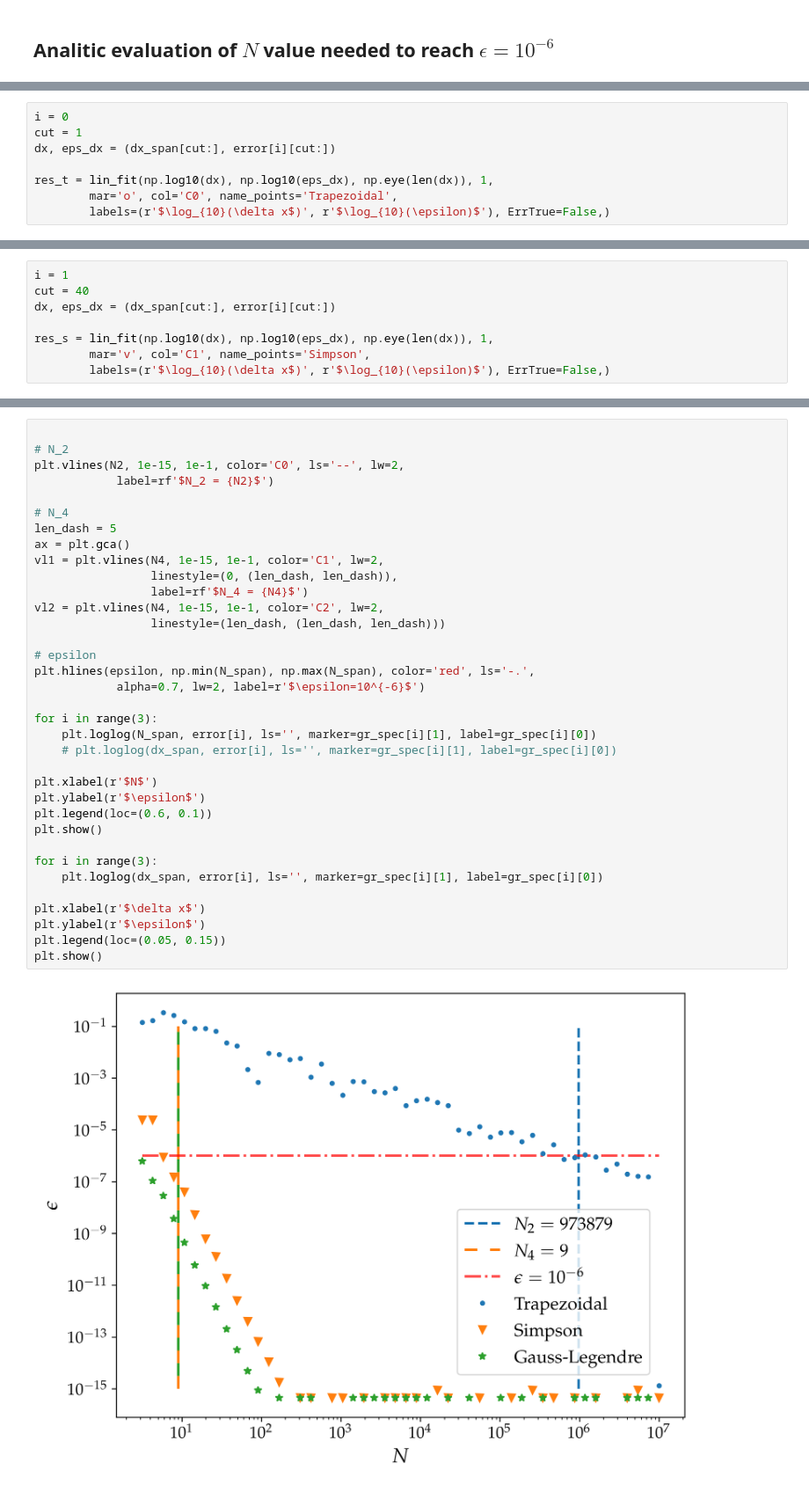
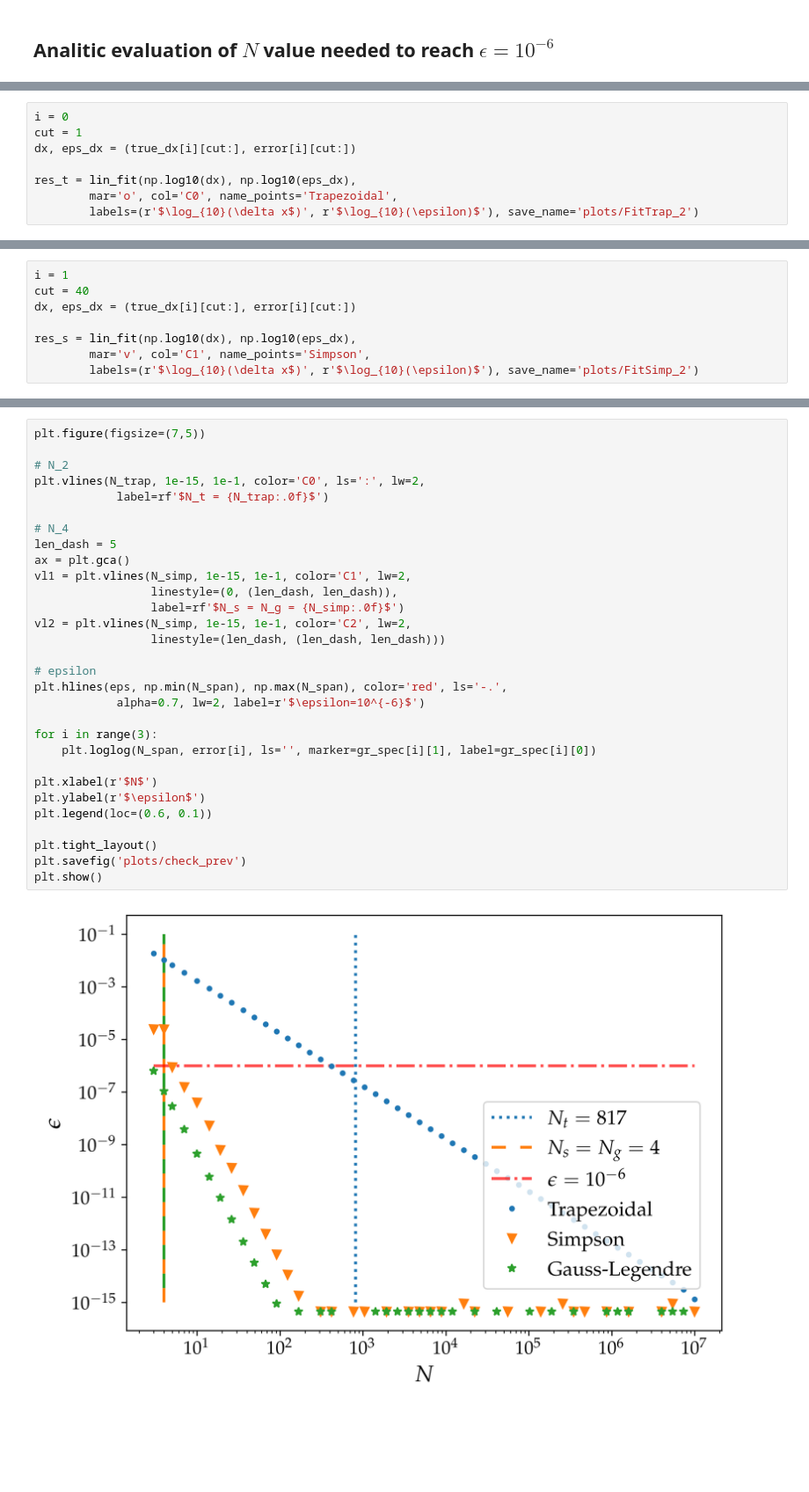
Before and after one commit to mvolpato-unimib/Lab_comp, a Jupyter notebook: ex21/leg_quad.ipynb, the cells around one changed output, grey strips where cells are left out. Shown at 88% size. Saved outputs shown, nothing was run; the diff lists cells and outputs as text; blank space fills up the shorter version.

```diff
--- a/ex21/leg_quad.ipynb
+++ b/ex21/leg_quad.ipynb
@@ -117,11 +145,11 @@ N_span = ((b-a) / dx_span)
 # %%
 i = 0
 cut = 1
-dx, eps_dx = (dx_span[cut:], error[i][cut:])
+dx, eps_dx = (true_dx[i][cut:], error[i][cut:])
 
-res_t = lin_fit(np.log10(dx), np.log10(eps_dx), np.eye(len(dx)), 1,
+res_t = lin_fit(np.log10(dx), np.log10(eps_dx),
         mar='o', col='C0', name_points='Trapezoidal',
-        labels=(r'$\log_{10}(\delta x$)', r'$\log_{10}(\epsilon)$'), ErrTrue=False,)
+        labels=(r'$\log_{10}(\delta x$)', r'$\log_{10}(\epsilon)$'), save_name='plots/FitTrap_2')
 # %% [output]
 dof = 47
 
@@ -134,11 +162,11 @@ p-val = 1.00
 # %%
 i = 1
 cut = 40
-dx, eps_dx = (dx_span[cut:], error[i][cut:])
+dx, eps_dx = (true_dx[i][cut:], error[i][cut:])
 
-res_s = lin_fit(np.log10(dx), np.log10(eps_dx), np.eye(len(dx)), 1,
+res_s = lin_fit(np.log10(dx), np.log10(eps_dx),
         mar='v', col='C1', name_points='Simpson',
-        labels=(r'$\log_{10}(\delta x$)', r'$\log_{10}(\epsilon)$'), ErrTrue=False,)
+        labels=(r'$\log_{10}(\delta x$)', r'$\log_{10}(\epsilon)$'), save_name='plots/FitSimp_2')
 # %% [output]
 dof = 8
 
@@ -203,37 +273,32 @@ if p = 6.1:
 # %%
+plt.figure(figsize=(7,5))
 
 # N_2
-plt.vlines(N2, 1e-15, 1e-1, color='C0', ls='--', lw=2,
-            label=rf'$N_2 = {N2}$')
+plt.vlines(N_trap, 1e-15, 1e-1, color='C0', ls=':', lw=2,
+            label=rf'$N_t = {N_trap:.0f}$')
 
 # N_4
 len_dash = 5
 ax = plt.gca()
-vl1 = plt.vlines(N4, 1e-15, 1e-1, color='C1', lw=2,
+vl1 = plt.vlines(N_simp, 1e-15, 1e-1, color='C1', lw=2,
                  linestyle=(0, (len_dash, len_dash)),
-                 label=rf'$N_4 = {N4}$')
-vl2 = plt.vlines(N4, 1e-15, 1e-1, color='C2', lw=2,
+                 label=rf'$N_s = N_g = {N_simp:.0f}$')
+vl2 = plt.vlines(N_simp, 1e-15, 1e-1, color='C2', lw=2,
                  linestyle=(len_dash, (len_dash, len_dash)))
 
 # epsilon
-plt.hlines(epsilon, np.min(N_span), np.max(N_span), color='red', ls='-.',
+plt.hlines(eps, np.min(N_span), np.max(N_span), color='red', ls='-.',
             alpha=0.7, lw=2, label=r'$\epsilon=10^{-6}$')
 
 for i in range(3):
     plt.loglog(N_span, error[i], ls='', marker=gr_spec[i][1], label=gr_spec[i][0])
-    # plt.loglog(dx_span, error[i], ls='', marker=gr_spec[i][1], label=gr_spec[i][0])
 
 plt.xlabel(r'$N$')
 plt.ylabel(r'$\epsilon$')
 plt.legend(loc=(0.6, 0.1))
+
+plt.tight_layout()
+plt.savefig('plots/check_prev')
 plt.show()
-
-for i in range(3):
-    plt.loglog(dx_span, error[i], ls='', marker=gr_spec[i][1], label=gr_spec[i][0])
-
-plt.xlabel(r'$\delta x$')
-plt.ylabel(r'$\epsilon$')
-plt.legend(loc=(0.05, 0.15))
-plt.show()
 # %% [output]
-[figure, old version]
+[figure, new version]
```
Also changed, not shown: parts of 8 cells of this notebook, 12 other files.
